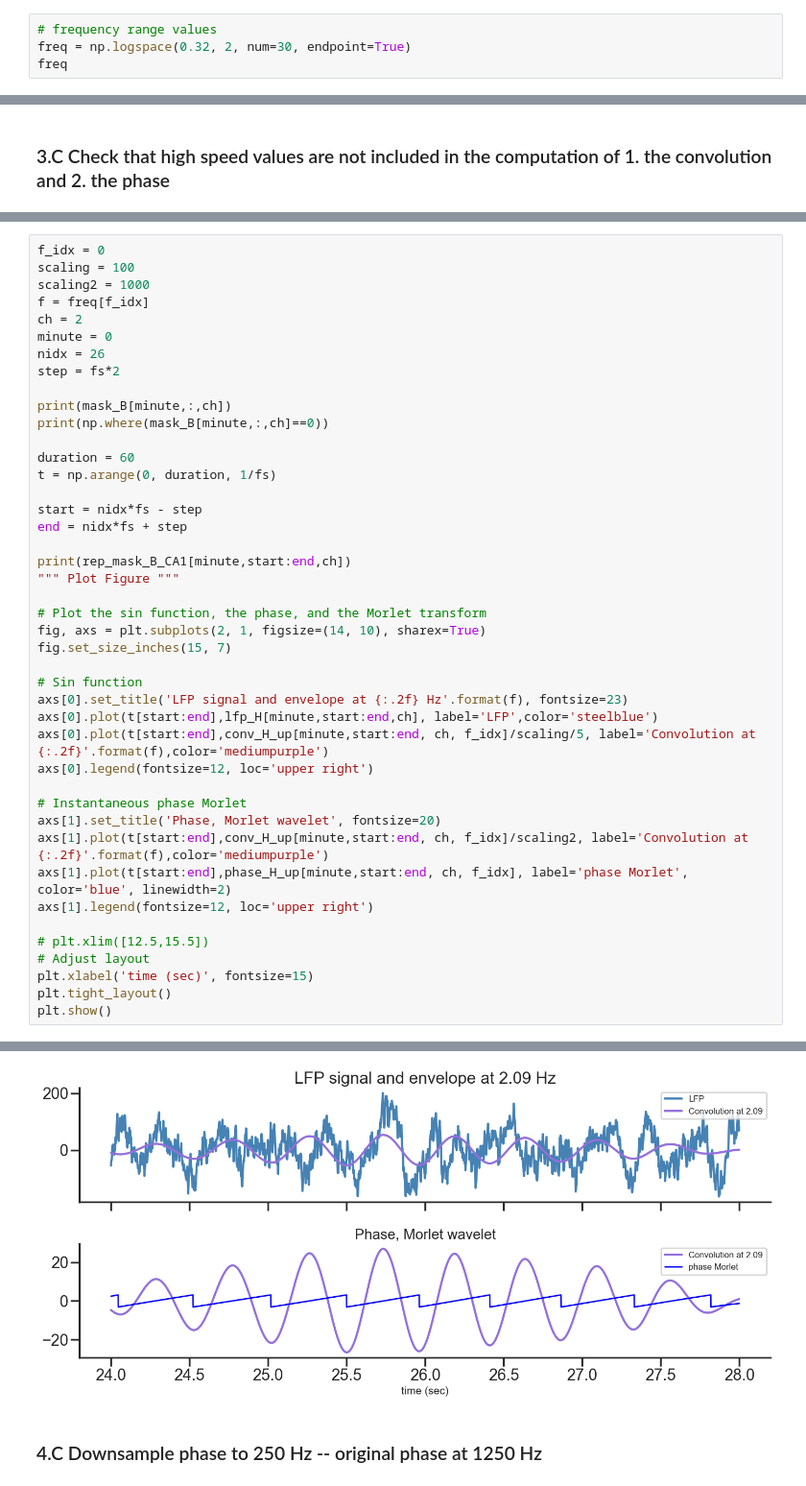
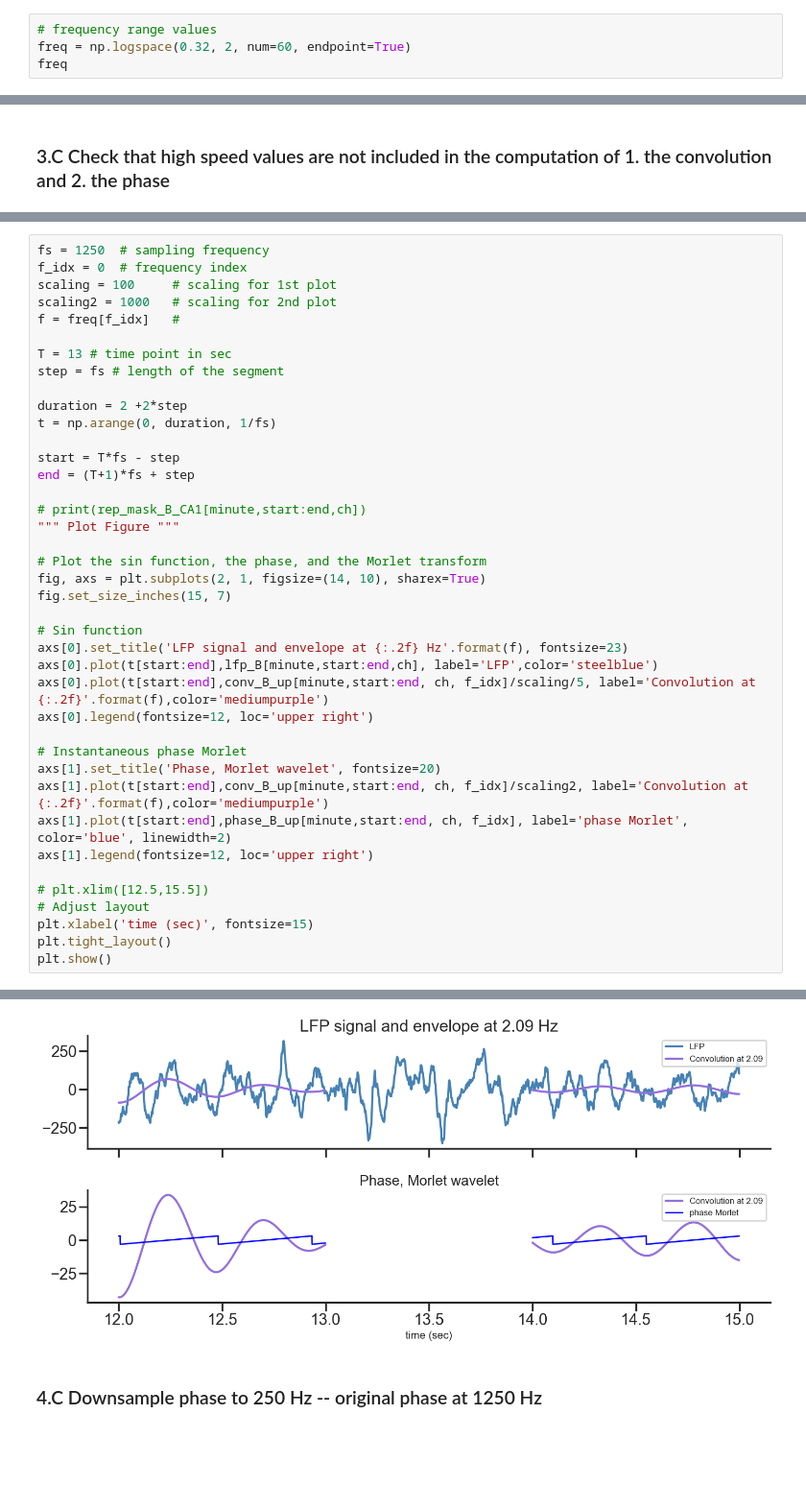
Before and after one commit to gdelfe/Ketamine_effects_on_the_brain, a Jupyter notebook: python/Place_cells_spike_analysis.ipynb, the cells around one changed output, grey strips where cells are left out. Shown at 96% size. Drawn from its saved outputs; the diff is of its cells as text; blank space fills up the shorter version.

```diff
--- a/python/Place_cells_spike_analysis.ipynb
+++ b/python/Place_cells_spike_analysis.ipynb
@@ -387,6 +387,6 @@ plt.legend(['lfp 1250 Hz','lfp 250 Hz'], loc='upper right',fontsize=13)
 #### Frequencies in logscale for spike-LFP analysis
 # %%
 # frequency range values
-freq = np.logspace(0.32, 2, num=30, endpoint=True)
+freq = np.logspace(0.32, 2, num=60, endpoint=True)
 freq
 # %% [output]
@@ -824,23 +845,20 @@ phase_B_up.shape, conv_B_up.shape, rep_mask_B_CA1.shape
 # %%
-f_idx = 0
-scaling = 100
-scaling2 = 1000
-f = freq[f_idx]
-ch = 2
-minute = 0
-nidx = 26
-step = fs*2
+fs = 1250  # sampling frequency
+f_idx = 0  # frequency index
+scaling = 100     # scaling for 1st plot
+scaling2 = 1000   # scaling for 2nd plot
+f = freq[f_idx]   #
 
-print(mask_B[minute,:,ch])
-print(np.where(mask_B[minute,:,ch]==0))
+T = 13 # time point in sec
+step = fs # length of the segment
 
-duration = 60
+duration = 2 +2*step
 t = np.arange(0, duration, 1/fs)
 
-start = nidx*fs - step
-end = nidx*fs + step
+start = T*fs - step
+end = (T+1)*fs + step
 
-print(rep_mask_B_CA1[minute,start:end,ch])
+# print(rep_mask_B_CA1[minute,start:end,ch])
 """ Plot Figure """
 
 # Plot the sin function, the phase, and the Morlet transform
@@ -849,14 +867,14 @@ fig.set_size_inches(15, 7)
 
 # Sin function
 axs[0].set_title('LFP signal and envelope at {:.2f} Hz'.format(f), fontsize=23)
-axs[0].plot(t[start:end],lfp_H[minute,start:end,ch], label='LFP',color='steelblue')
-axs[0].plot(t[start:end],conv_H_up[minute,start:end, ch, f_idx]/scaling/5, label='Convolution at {:.2f}'.format(f),color='mediumpurple')
+axs[0].plot(t[start:end],lfp_B[minute,start:end,ch], label='LFP',color='steelblue')
+axs[0].plot(t[start:end],conv_B_up[minute,start:end, ch, f_idx]/scaling/5, label='Convolution at {:.2f}'.format(f),color='mediumpurple')
 axs[0].legend(fontsize=12, loc='upper right')
 
 # Instantaneous phase Morlet
 axs[1].set_title('Phase, Morlet wavelet', fontsize=20)
-axs[1].plot(t[start:end],conv_H_up[minute,start:end, ch, f_idx]/scaling2, label='Convolution at {:.2f}'.format(f),color='mediumpurple')
-axs[1].plot(t[start:end],phase_H_up[minute,start:end, ch, f_idx], label='phase Morlet', color='blue', linewidth=2)
+axs[1].plot(t[start:end],conv_B_up[minute,start:end, ch, f_idx]/scaling2, label='Convolution at {:.2f}'.format(f),color='mediumpurple')
+axs[1].plot(t[start:end],phase_B_up[minute,start:end, ch, f_idx], label='phase Morlet', color='blue', linewidth=2)
 axs[1].legend(fontsize=12, loc='upper right')
 
 # plt.xlim([12.5,15.5])
@@ -872,4 +886,4 @@ plt.show()
-[figure, old version]
+[figure, new version]
 # %% [markdown]
 ### 4.C Downsample phase to 250 Hz -- original phase at 1250 Hz
 # %%
```
Also changed, not shown: parts of 32 cells of this notebook, 2 other files.
